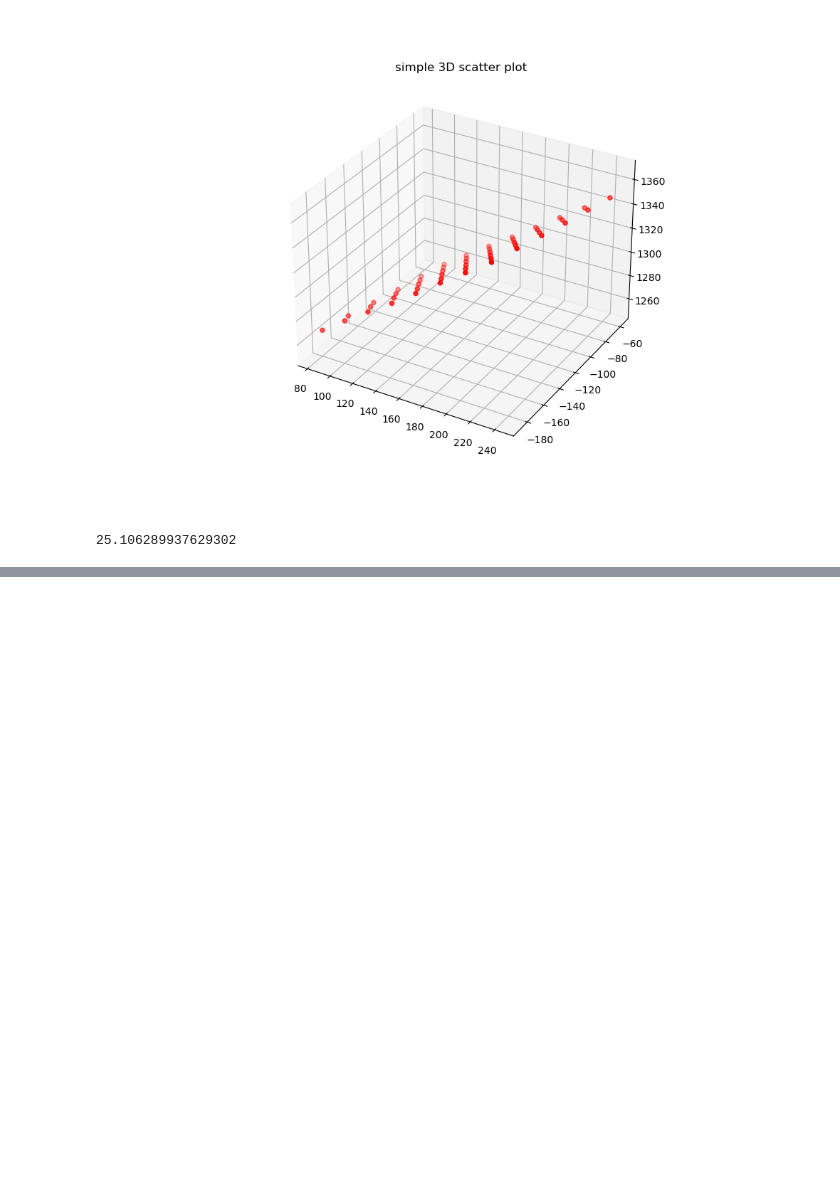
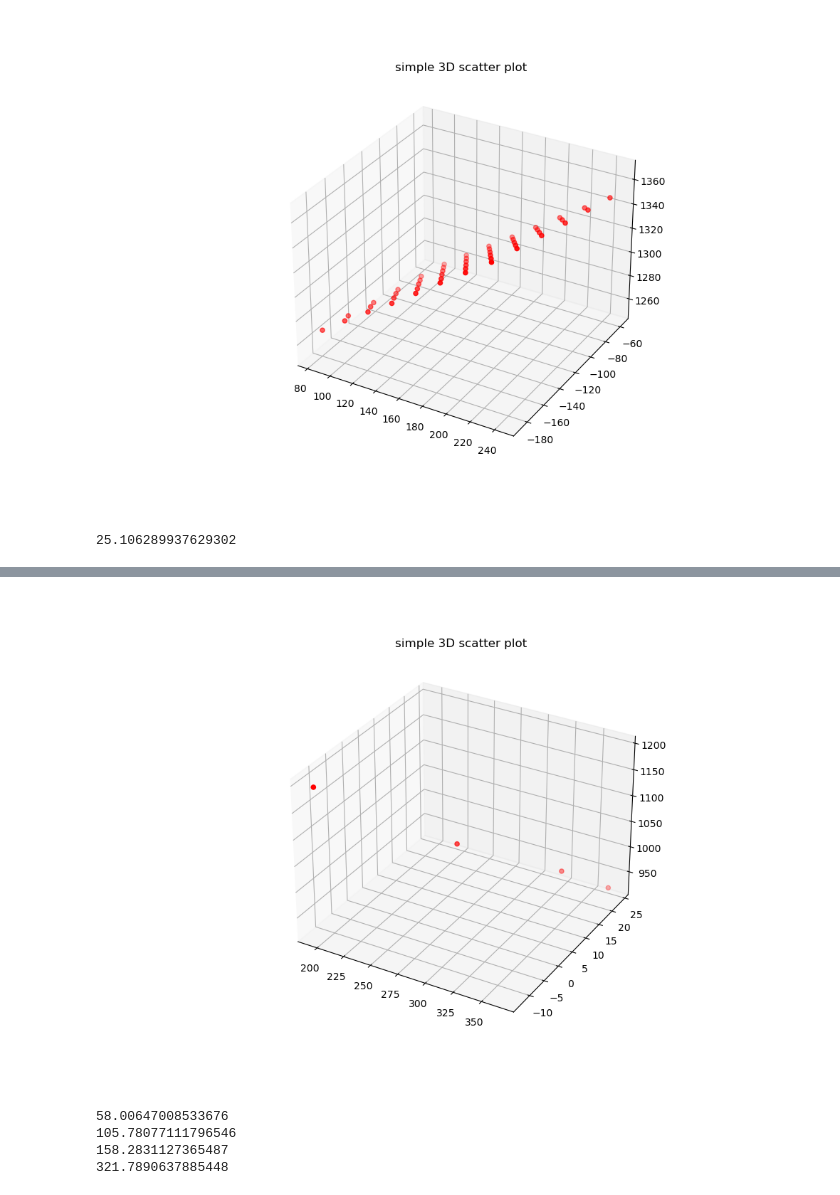
Before and after one commit to mosesananta/TA, a Jupyter notebook: hi.ipynb, the cells around one changed output, grey strips where cells are left out. Cells and saved outputs as stored; diff of their text form; code cells hidden in the pictures; blank space fills up the shorter version.

```diff
--- a/hi.ipynb
+++ b/hi.ipynb
@@ -494,7 +495,7 @@ np.linalg.norm(p3ds[0]-p3ds[1])
 import numpy as np
 import cv2
 
-def get_centerpoints(img):
+def get_centerpoints(img,lh=28,ls=20,lv=20,uh=160,us=255,uv=255):
     # Define Trackbar On Change Value
     def do_nothing(x):
         pass
@@ -508,12 +509,12 @@ def get_centerpoints(img):
     cv2.namedWindow("HSV Control",cv2.WINDOW_NORMAL)
 
     # Init Trackbar for Setting Lower Limit and Upper Limit Of HSV Detection
-    cv2.createTrackbar("Lower Hue","HSV Control"        ,28,179,do_nothing)
-    cv2.createTrackbar("Lower Saturation","HSV Control" ,245,255,do_nothing)
-    cv2.createTrackbar("Lower Value","HSV Control"      ,150,255,do_nothing)
-    cv2.createTrackbar("Upper Hue","HSV Control"        ,34,179,do_nothing)
-    cv2.createTrackbar("Upper Saturation","HSV Control" ,255,255,do_nothing)
-    cv2.createTrackbar("Upper Value","HSV Control"      ,255,255,do_nothing)
+    cv2.createTrackbar("Lower Hue","HSV Control"        ,lh,179,do_nothing)
+    cv2.createTrackbar("Lower Saturation","HSV Control" ,ls,255,do_nothing)
+    cv2.createTrackbar("Lower Value","HSV Control"      ,lv,255,do_nothing)
+    cv2.createTrackbar("Upper Hue","HSV Control"        ,uh,179,do_nothing)
+    cv2.createTrackbar("Upper Saturation","HSV Control" ,us,255,do_nothing)
+    cv2.createTrackbar("Upper Value","HSV Control"      ,uv,255,do_nothing)
 
     # Define Windows Initial Position
     cv2.moveWindow("Res",50,100)
@@ -587,8 +588,8 @@ def get_centerpoints(img):
                                         (255, 0, 0), 2)
                 centerpoint = (x + w//2, y + h//2)
                 centerpoints.append(centerpoint)
-                cv2.circle(imageFrame, centerpoint,
-                        radius=3, color=(255,255,0), thickness=-1)
+                # cv2.circle(imageFrame, centerpoint,
+                #         radius=3, color=(255,255,0), thickness=-1)
                 cv2.putText(imageFrame, "Detected Object", (x, y),
                             cv2.FONT_HERSHEY_SIMPLEX,
                             1.0, (255, 0, 0))
@@ -603,7 +604,7 @@ def get_centerpoints(img):
             break
     return centerpoints
 # %%
-cc_1 = get_centerpoints('./data/triangulate/1/IMG_20230428_150246.jpg')
-cc_2 = get_centerpoints('./data/triangulate/2/IMG_20230428_150245.jpg')
+cc_1 = get_centerpoints('./data/triangulate/1/IMG_20230428_150246.jpg',10,110,160,160,255,225)
+cc_2 = get_centerpoints('./data/triangulate/2/IMG_20230428_150245.jpg',23,120,125)
 cc_1,cc_2
 # %% [output]
@@ -684,0 +695,35 @@ array([[ 365.43793887,   24.00226698,  923.33947535],
+# %%
+# Import libraries
+%matplotlib widget
+from mpl_toolkits import mplot3d
+import numpy as np
+import matplotlib.pyplot as plt
+
+
+# Points
+x = PC[:,0]
+y = PC[:,1]
+z = PC[:,2]
+
+# Creating figure
+fig = plt.figure(figsize = (10, 7))
+ax = plt.axes(projection ="3d")
+
+# Creating plot
+ax.scatter3D(x, y, z, color = "red")
+plt.title("simple 3D scatter plot")
+
+# show plot
+plt.show()
+# %% [output]
+[figure, added]
+# %%
+print(np.linalg.norm(PC[0]-PC[1]))
+print(np.linalg.norm(PC[1]-PC[2]))
+print(np.linalg.norm(PC[2]-PC[3]))
+print(np.linalg.norm(PC[0]-PC[3]))
+# %% [output]
+58.00647008533676
+105.78077111796546
+158.2831127365487
+321.7890637885448
```
Also changed, not shown: parts of 7 cells of this notebook.
